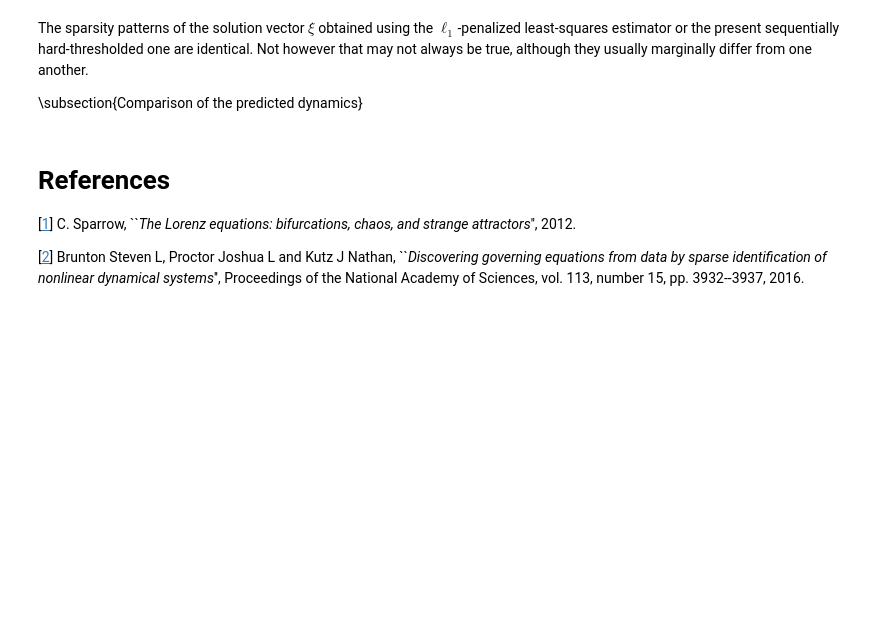
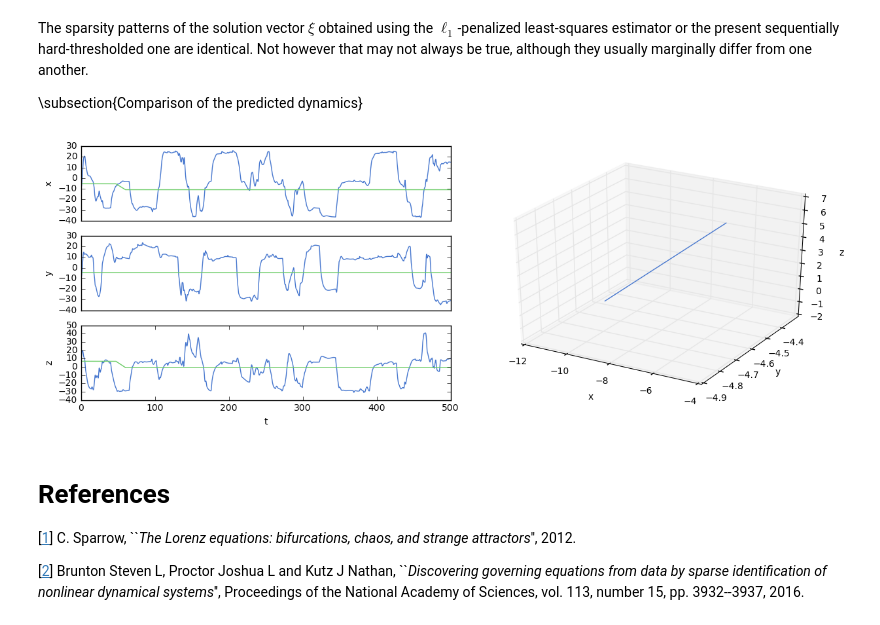
Before and after one commit to elbertgong/am108-final-project, a Jupyter notebook: SINDy/examples/Lorenz/SINDy-EG-0420.ipynb, the cells around one changed output. Drawn from its saved outputs; the diff is of its cells as text; code cells hidden in the pictures; blank space fills up the shorter version.

Commit message:
more sindy struggle

```diff
--- a/SINDy/examples/Lorenz/SINDy-EG-0420.ipynb
+++ b/SINDy/examples/Lorenz/SINDy-EG-0420.ipynb
@@ -218,6 +213,3 @@ The ordinary least squares is probably the simplest approach existing for system
 \end{equation}
 
 In this case, the least-squares solution vector $\xi_{OLS}$ can very easily be obtained. Note however that, being unconstrained, this solution vector will be dense, i.e. all of its coefficients are non-zero.
-# %%
-import scipy.io
-a = scipy.io.loadmat('../../../../RNN-dynamics/threebit_flipflop/data/net4_test.mat')
@@ -290,7 +338,7 @@ are retained. Note that only the non-zero entries of $\xi$ are considered when e
 %%time
 # --> Sequentially hard-thresholded estimator.
 from sparse_identification import sindy
-shols = sindy(l1=0.3, solver='lstsq')
+shols = sindy(l1=0.2, solver='lstsq')
 
 # --> Fit the OLS model.
 shols.fit(A, b)
@@ -334,9 +401,35 @@ Identified_Model(y0,t[0],library,shols)
+# %%
+def Identified_Model(y, t, library, estimator) :
+
+    '''
+    Simulates the model from Sparse identification.
+    Inputs
+    ------
+    library: library object used in the sparse identification
+             (e.g. poly_lib = PolynomialFeatures(degree=3) )
+    estimator: estimator object obtained from the sparse identification
+    Output
+    ------
+    dy : numpy array object containing the derivatives evaluated using the
+         model identified from sparse regression.
+    '''
+
+    dy = np.zeros_like(y)
+
+    y = np.hstack([y.reshape(1,-1),inputs[int(t)].reshape(1,-1)])
+    lib = library.fit_transform(y) # 1,56
+    # inp = inputs[int(t)].reshape(1,-1)
+    # lib = np.hstack([lib,inp]) # 1,59. this assumes inputs[t] corresponds to time t (not true for small time increments)
+    Theta = block_diag(lib, lib, lib)
+    dy = Theta.dot(estimator.coef_)
+
+    return dy
 # %%
 # --> Run the different identified models.
 from scipy.integrate import odeint
-from Lorenz import Identified_Model
+# from Lorenz import Identified_Model
 # function that computes the derivative of output given y, t0, args are additional arguments to Identified_Model
-x_ols = odeint(Identified_Model, y0, t, args=(library, ols))
+# x_ols = odeint(Identified_Model, y0, t, args=(library, ols))
 x_shols = odeint(Identified_Model, y0, t, args=(library, shols))
 
 
@@ -346,39 +439,41 @@ gs = GridSpec(3, 6)
 
 ax0 = fig.add_subplot(gs[0, :3])
 ax0.plot(t, x[:, 0])
-ax0.plot(t, x_ols[:, 0])
+# ax0.plot(t, x_ols[:, 0])
 ax0.plot(t, x_shols[:, 0])
 ax0.set_ylabel('x')
 ax0.set_xticks([])
 # ax0.set_xlim(0, 20)
 
 ax1 = fig.add_subplot(gs[1, :3])
 ax1.plot(t, x[:, 1])
-ax1.plot(t, x_ols[:, 1])
+# ax1.plot(t, x_ols[:, 1])
 ax1.plot(t, x_shols[:, 1])
 ax1.set_ylabel('y')
 ax1.set_xticks([])
 # ax1.set_xlim(0, 20)
 
 ax2 = fig.add_subplot(gs[2, :3])
 ax2.plot(t, x[:, 2])
-ax2.plot(t, x_ols[:, 2])
+# ax2.plot(t, x_ols[:, 2])
 ax2.plot(t, x_shols[:, 2])
 ax2.set_ylabel('z')
 ax2.set_xlabel('t')
 # ax2.set_xlim(0, 20)
 
 ax3 = fig.add_subplot(gs[:, 3:], projection='3d')
-ax3.plot(x[:, 0], x[:, 1], x[:, 2])
-ax3.plot(x_ols[:, 0], x_ols[:, 1], x_ols[:, 2])
+# ax3.plot(x[:, 0], x[:, 1], x[:, 2])
+# ax3.plot(x_ols[:, 0], x_ols[:, 1], x_ols[:, 2])
 ax3.plot(x_shols[:, 0], x_shols[:, 1], x_shols[:, 2])
 ax3.set_xlabel('x', labelpad=10)
 ax3.set_ylabel('y')
 ax3.set_zlabel('z')
 ax3.locator_params(axis='x', nbins=5)
 
 # figcaption('(Left) Time-traces of the different state variables and (right) corresponding trajectories in the three-dimensional phase space. \
 #             In all figures, blue lines denote the ground truth evolution, while green and red are the predictions of the OLS and SH-OLS models.')
+# %% [output]
+[figure, added]
 # %% [markdown]
 # References
 
```
Also changed, not shown: parts of 17 cells of this notebook, 3 other files.
